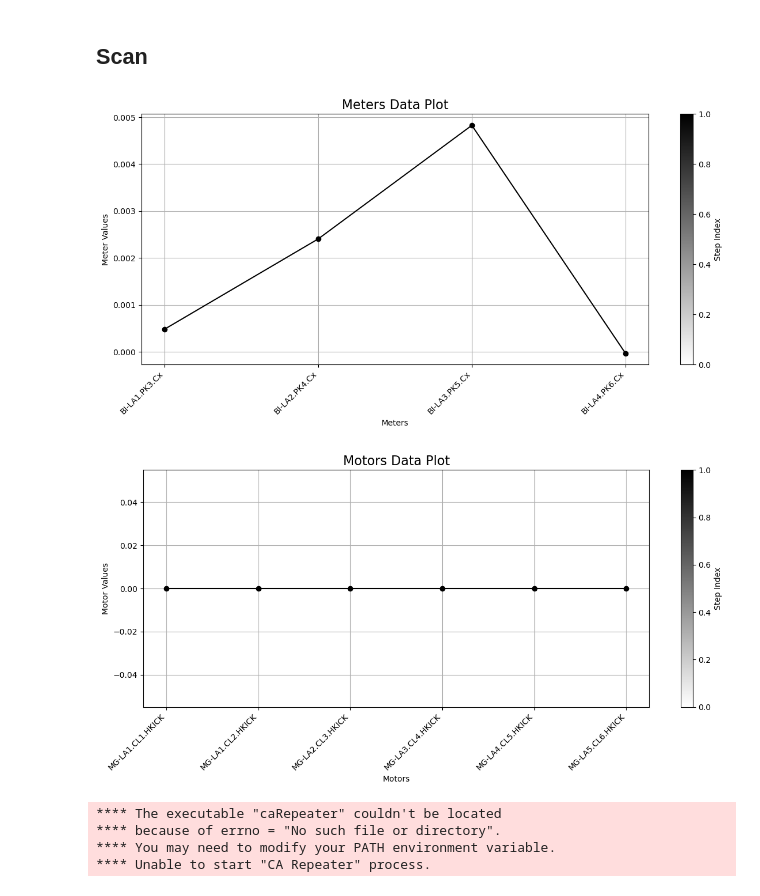
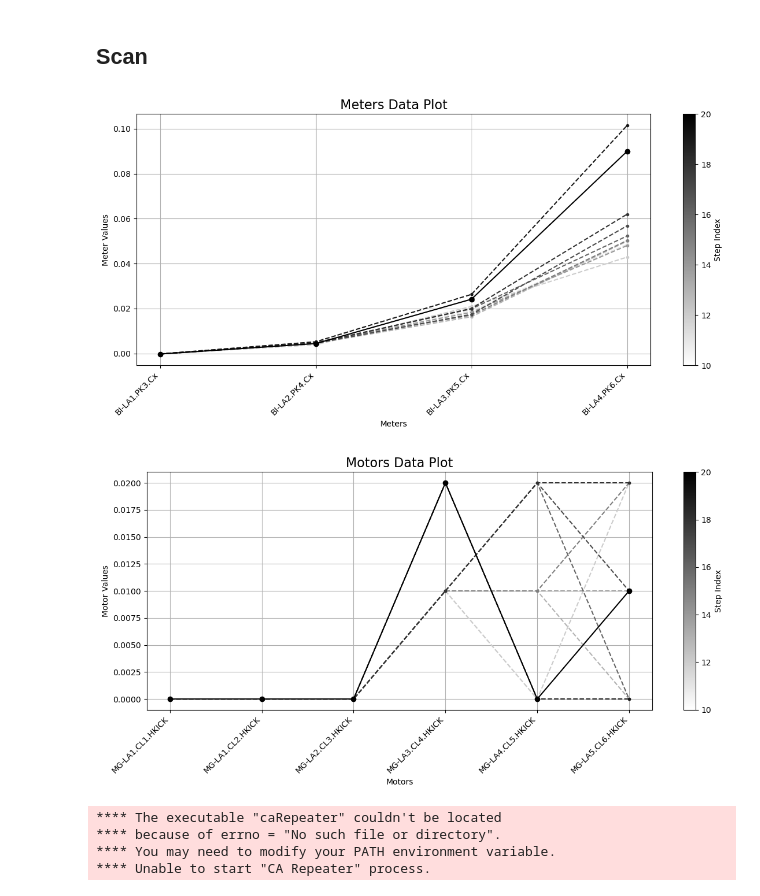
Before and after one commit to fuodorov/scaut, a Jupyter notebook: notebooks/scan.ipynb, the cells around one changed output. Cells and saved outputs as stored; diff of their text form; code cells hidden in the pictures.

Commit message:
Add repeat arg for scan

```diff
--- a/notebooks/scan.ipynb
+++ b/notebooks/scan.ipynb
@@ -16,23 +17,24 @@ from src.core import config as cfg
 # %%
 dev_scan = scan(
     meters=dev.HORIZONTAL_MONITORS,
     motors=dev.HORIZONTAL_CORRECTORS,
-    get_func=dev.GET_FUNC,
+    get_func=add_noise(dev.NOISE_LEVEL)(dev.GET_FUNC),
     put_func=dev.PUT_FUNC,
     sample_size=dev.SAMPLE_SIZE,
     verify_motor=dev.VERIFY_MOTOR,
     max_retries=dev.MAX_TRIES,
     delay=dev.DELAY,
     tolerance=dev.TOLERANCE,
     save=dev.SAVE_SCAN,
     dirname=dev.DIRNAME_DATA,
     callback=[clear_output, plot_meters_data, plot_motors_data],
     save_original_motor_values=dev.SAVE_ORIGINAL_MOTOR_VALUES,
     parallel=dev.PARALLEL,
+    repeat=dev.REPEAT,
 )
 # %% [output]
-[figure, old version]
+[figure, new version]
-[figure, old version]
+[figure, new version]
 # %%
 prod_scan = scan(
     meters=prod.HORIZONTAL_MONITORS,
```
Also changed, not shown: parts of 2 cells of this notebook, 7 other files.
